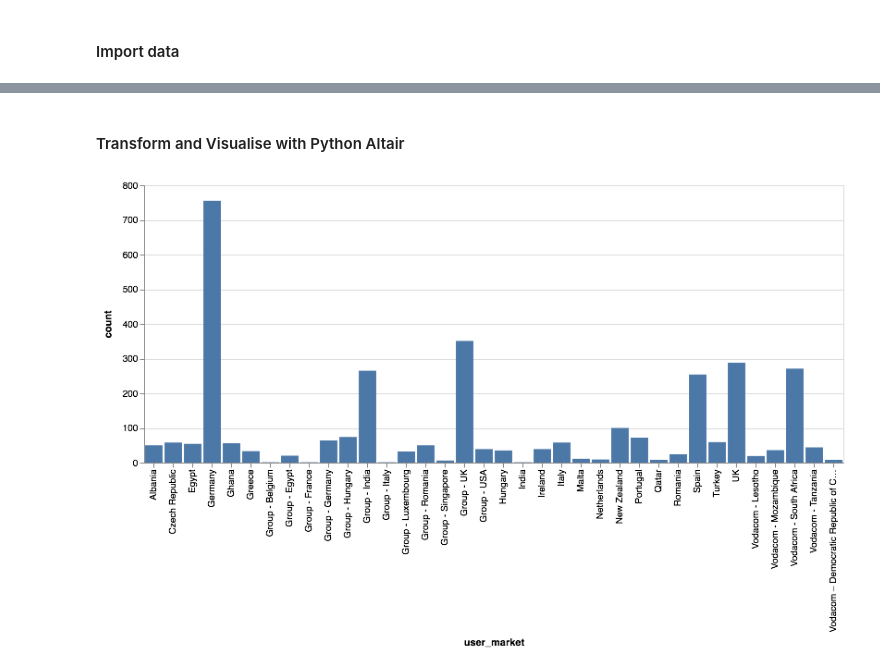
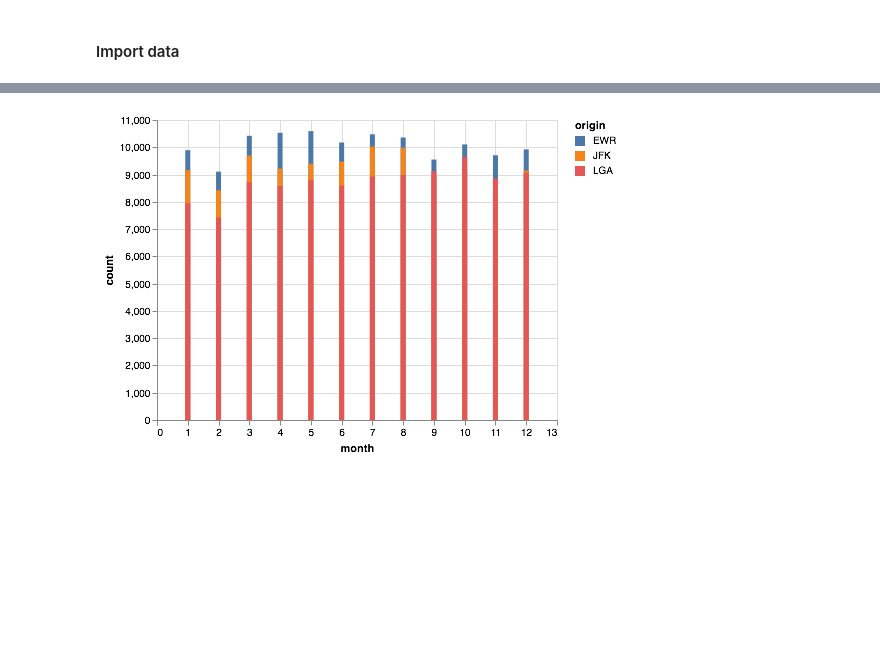
Before and after one commit to tkanngiesser/code-snippets, a Jupyter notebook: eda/transform/group.ipynb, the cells around one changed output, grey strips where cells are left out. Drawn from its saved outputs; the diff is of its cells as text; code cells hidden in the pictures; blank space fills up the shorter version.

Commit message:
refine group example

```diff
--- a/eda/transform/group.ipynb
+++ b/eda/transform/group.ipynb
@@ -14,4 +13,4 @@ import altair as alt
 # %% [markdown]
 #### Import data
 # %%
-users = pd.read_csv('/Users/tinokanngiesser/code/vfu_eda/data/users.csv')
+nycflights13_original = pd.read_csv('../../data/nycflights13.csv')
@@ -17,0 +28,15 @@ users = pd.read_csv('/Users/tinokanngiesser/code/vfu_eda/data/users.csv')
+# %%
+# copy of original dataset
+nycflights13 = nycflights13_original.copy()
+# %%
+#select
+nycflights13 = nycflights13[['month', 'origin', 'dest']]
+
+#groupby
+nycflights13 = (nycflights13
+ .groupby(['month', 'origin'])['dest']
+ .count()
+ .reset_index())
+
+#rename
+nycflights13.columns = ['month', 'origin', 'count']
@@ -66,9 +65,8 @@ ax.set_xticklabels(labels=experiment_01['user_market'], rotation=90);
-# %% [markdown]
-#### Transform and Visualise with Python Altair
 # %%
-alt.Chart(experiment_01).mark_bar().encode(
-    x='user_market',
-    y='count'
+alt.Chart(nycflights13).mark_bar().encode(
+    x='month',
+    y='count',
+    color='origin'
 )
 # %% [output]
-[figure, old version]
+[figure, new version]
```
Also changed, not shown: parts of 18 cells of this notebook.
